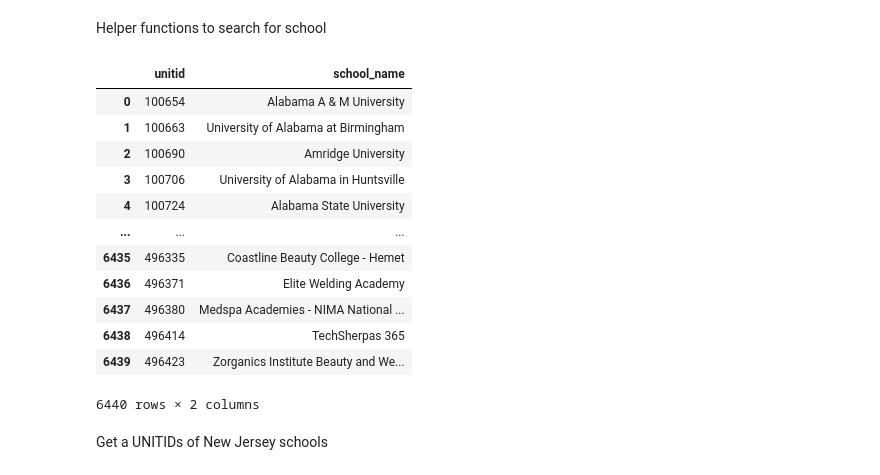
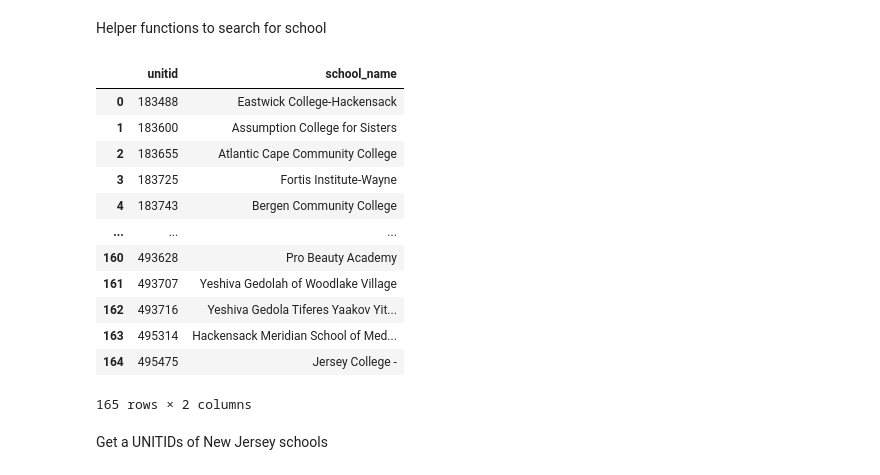
Before and after one commit to pengwingokla/IPEDS-Ed-Analytics-Dashboard, a Jupyter notebook: njit_enrollment.ipynb, the cells around one changed output. Drawn from its saved outputs; the diff is of its cells as text; code cells hidden in the pictures.

Commit message:
Process enrollment data

```diff
--- a/njit_enrollment.ipynb
+++ b/njit_enrollment.ipynb
@@ -33,48 +33,51 @@ def get_school_name(unitid):
     else:
         return f"No school found for unitid {unitid}"
 
-def search_school_by_city(city):
-    """ Search for schools in a given city and return a df with unitid and school name.
+def search_school_by_state(state_abbr):
+    """Search for schools in a given state (by abbreviation) and return a DataFrame with unitid and school name.
     """
-    url = f"https://educationdata.urban.org/api/v1/college-university/ipeds/directory/2020/?city={city}"
+    url = "https://educationdata.urban.org/api/v1/college-university/ipeds/directory/2020/"
+
     try:
         response = urlopen(url)
         data = loads(response.read())
         results = data.get("results", [])
 
         if not results:
-            print(f"No schools found in {city}.")
-            return pd.DataFrame()  # Return an empty DataFrame if no results are found
+            print(f"No schools found.")
+            return pd.DataFrame()
 
-        # Extract unitid and school name from the results
-        school_data = []
-        for result in results:
-            unitid = result.get("unitid")
-            school_name = result.get("inst_name", "Unknown")
-            school_data.append({"unitid": unitid, "school_name": school_name})
+        # Filter results manually based on state_abbr
+        filtered_results = [
+            {"unitid": result.get("unitid"), "school_name": result.get("inst_name", "Unknown")}
+            for result in results if result.get("state_abbr") == state_abbr.upper()
+        ]
 
-        # Create a DataFrame from the extracted data
-        return pd.DataFrame(school_data)
+        if not filtered_results:
+            print(f"No schools found in {state_abbr}.")
+            return pd.DataFrame()
+
+        return pd.DataFrame(filtered_results)
 
     except Exception as e:
-        print(f"Error fetching data for city {city}: {e}")
+        print(f"Error fetching data: {e}")
         return pd.DataFrame()
-# %%
-search_school_by_city("newjersey")
-# %% [output]
-|  | unitid | school_name |
-| 0 | 100654 | Alabama A & M University |
-| 1 | 100663 | University of Alabama at Birmingham |
-| 2 | 100690 | Amridge University |
-| 3 | 100706 | University of Alabama in Huntsville |
-| 4 | 100724 | Alabama State University |
-| ... | ... | ... |
-| 6435 | 496335 | Coastline Beauty College - Hemet |
-| 6436 | 496371 | Elite Welding Academy |
-| 6437 | 496380 | Medspa Academies - NIMA National ... |
-| 6438 | 496414 | TechSherpas 365 |
-| 6439 | 496423 | Zorganics Institute Beauty and We... |
-6440 rows × 2 columns
+# %%
+search_school_by_state("nj")
+# %% [output]
+|  | unitid | school_name |
+| 0 | 183488 | Eastwick College-Hackensack |
+| 1 | 183600 | Assumption College for Sisters |
+| 2 | 183655 | Atlantic Cape Community College |
+| 3 | 183725 | Fortis Institute-Wayne |
+| 4 | 183743 | Bergen Community College |
+| ... | ... | ... |
+| 160 | 493628 | Pro Beauty Academy |
+| 161 | 493707 | Yeshiva Gedolah of Woodlake Village |
+| 162 | 493716 | Yeshiva Gedola Tiferes Yaakov Yit... |
+| 163 | 495314 | Hackensack Meridian School of Med... |
+| 164 | 495475 | Jersey College - |
+165 rows × 2 columns
 # %% [markdown]
 Get a UNITIDs of New Jersey schools
 # %%
```
Also changed, not shown: parts of 6 cells of this notebook.
